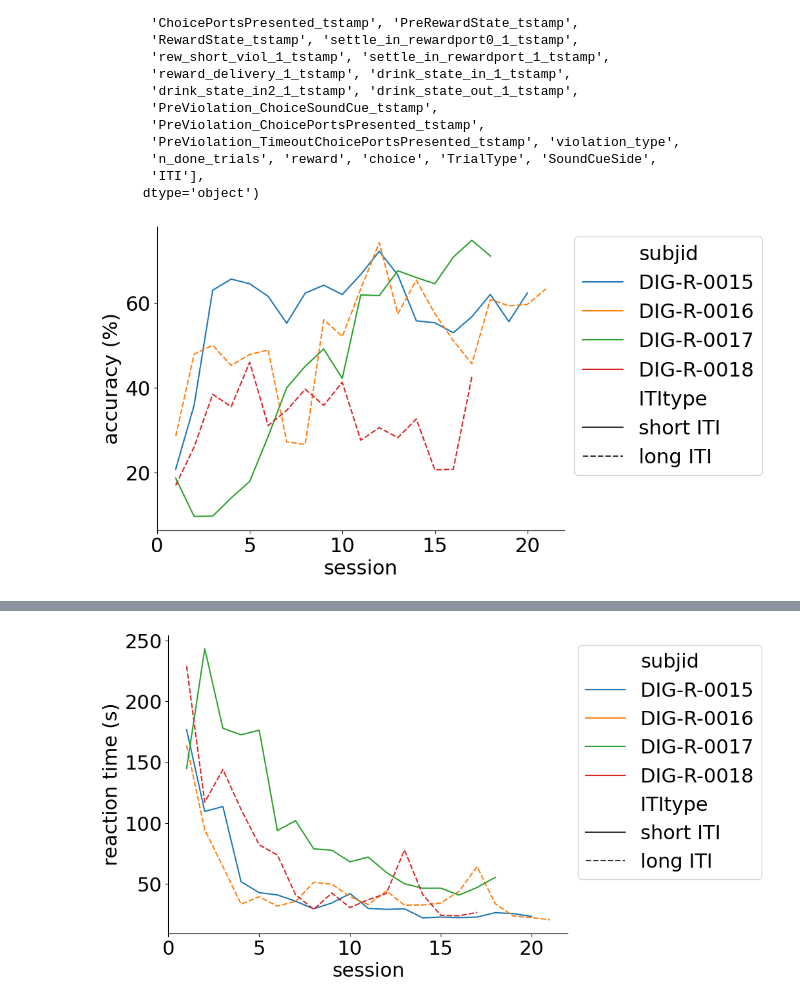
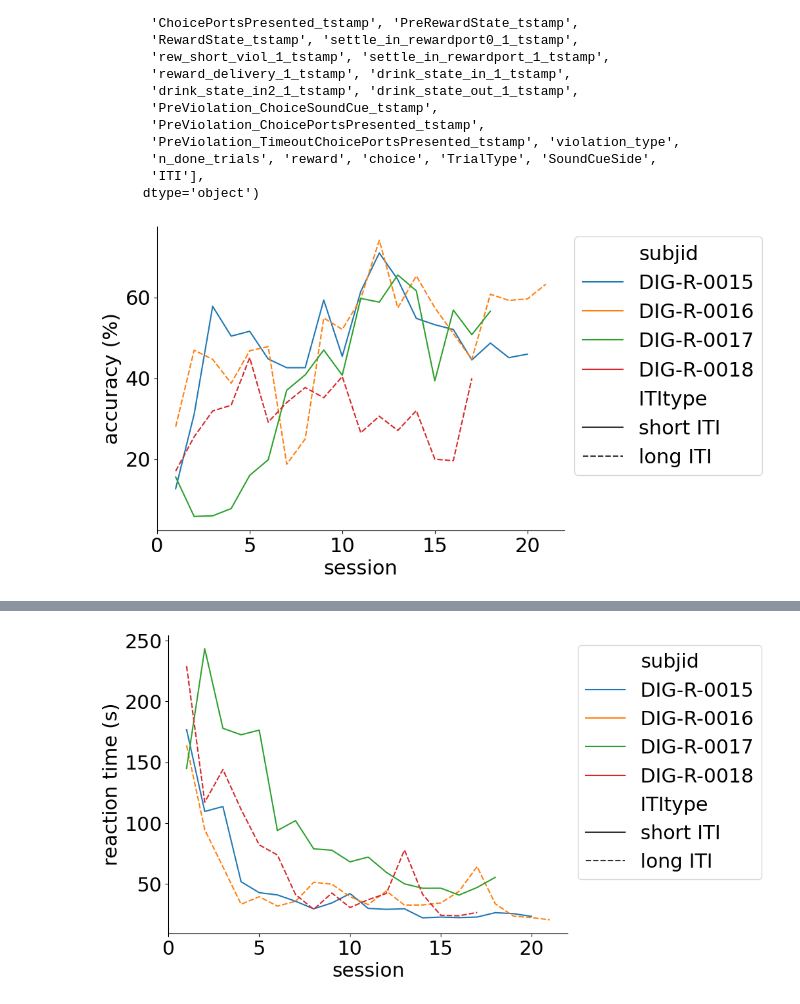
Before and after one commit to Joschua21/dbanalysis, a Jupyter notebook: analysis.ipynb, the cells around one changed output, grey strips where cells are left out. Drawn from its saved outputs; the diff is of its cells as text; code cells hidden in the pictures.

```diff
--- a/analysis.ipynb
+++ b/analysis.ipynb
@@ -151,28 +153,29 @@ import itertools
 plt.rcParams.update({'font.size': 22})
 # %%
 df_trials['session'] = df_trials.reset_index().groupby('subjid')['sessid'].rank(method='dense', ascending=True).astype(int).values
+df_trials['trial'] = df_trials.reset_index().groupby('subjid')['trialid'].rank(method='dense', ascending=True).astype(int).values
 df_trials['ITItype'] = df_trials['ITI'].map(lambda x: 'long ITI' if x>50 else 'short ITI')
 df_trials['initiated trial'] = True
 df_trials.loc[df_trials['n_pokes']==0, 'initiated trial'] = False
 df_trials['initiated trial'] = True
 df_trials.loc[df_trials['n_pokes']==0, 'initiated trial'] = False
 
 fig, ax = plt.subplots(figsize=(8, 6))
 sns.lineplot(
     ax=ax,
-    data=df_trials.loc[df_trials['initiated trial']==True, :],
+    data=df_trials,
     x='session',
     y='hit',
     hue='subjid',
     style='ITItype',
     errorbar=None,
     estimator=lambda x: sum(x)*100.0/len(x),
 )
 # handles, labels = plt.gca().get_legend_handles_labels()
 # plt.legend(handles[1:5], labels[1:5])
 plt.ylabel('accuracy (%)')
 sns.move_legend(ax, "upper left", bbox_to_anchor=(1, 1))
 sns.despine(fig=fig)
 plt.show()
 # %% [output]
-[figure, old version]
+[figure, new version]
```
Also changed, not shown: parts of 3 cells of this notebook.
